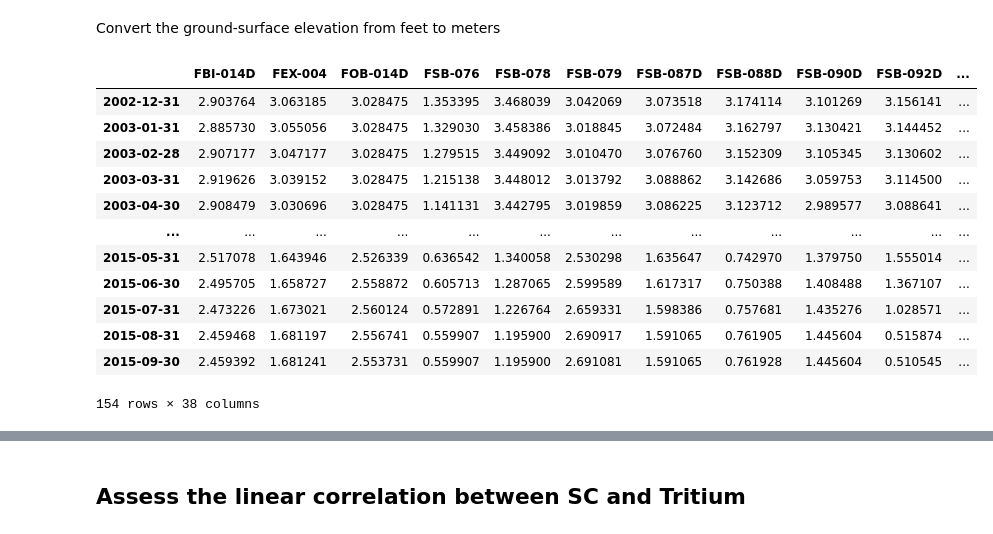
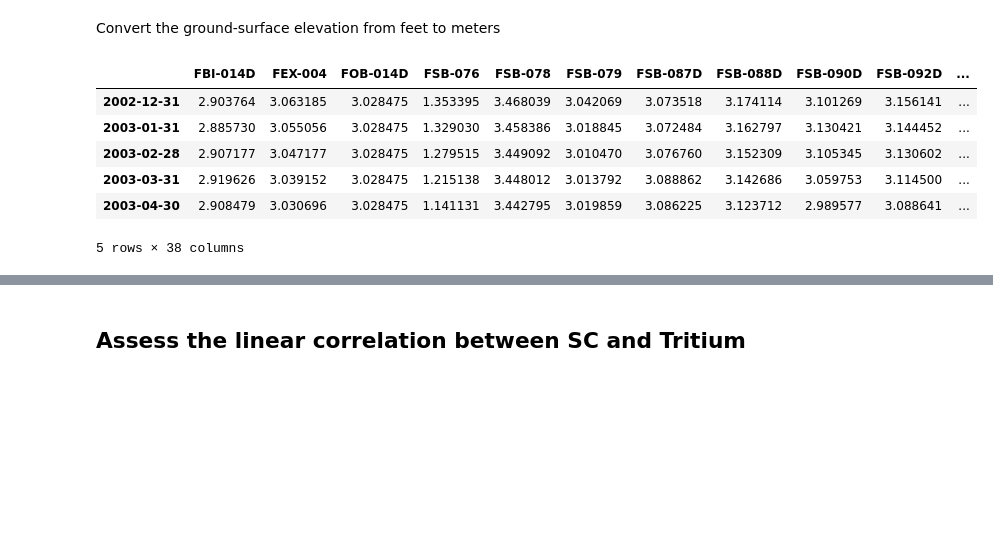
Before and after one commit to hkzhao7/pylenm, a Jupyter notebook: notebooks/PyLEnM_Demo_5_Proxy_Estimation_(SC~Tritium).ipynb, the cells around one changed output, grey strips where cells are left out. Saved outputs shown, nothing was run; the diff lists cells and outputs as text; code cells hidden in the pictures; blank space fills up the shorter version.

```diff
--- a/notebooks/PyLEnM_Demo_5_Proxy_Estimation_(SC~Tritium).ipynb
+++ b/notebooks/PyLEnM_Demo_5_Proxy_Estimation_(SC~Tritium).ipynb
@@ -152,8 +154,8 @@ well_old    = well_names[start_date< datetime.strptime('2006-01-01', '%Y-%m-%d')
 # %% [markdown]
 Temporal interpolation of the time series at equal frequency
 # %%
-tr_interp = pylenm_df.interpolate_wells_by_analyte('TRITIUM', frequency='1M', rm_outliers=True, z_threshold=3)
-sc_interp = pylenm_df.interpolate_wells_by_analyte('SPECIFIC CONDUCTANCE', frequency='1M', rm_outliers=True, z_threshold=3)
+tr_interp = pylenm_df.interpolate_stations_by_analyte('TRITIUM', frequency='1M', rm_outliers=True, z_threshold=3)
+sc_interp = pylenm_df.interpolate_stations_by_analyte('SPECIFIC CONDUCTANCE', frequency='1M', rm_outliers=True, z_threshold=3)
 
 tr_interp.index = pd.to_datetime(tr_interp.index)
 sc_interp.index = pd.to_datetime(sc_interp.index)
@@ -165,8 +167,8 @@ Select the upper aquifer wells and the wells that have enough samples
 # %%
-active = list(np.unique(pylenm_df.filter_by_column(pylenm_df.get_Construction_Data(), col='WELL_USE', equals=['ACTIVE']).index))
-upper_wells = list(np.unique(pylenm_df.filter_by_column(pylenm_df.get_Construction_Data(), col='AQUIFER', equals=['UAZ_UTRAU']).index))
-well_only_D = list(set(upper_wells) & set(tr_interp.columns)& set(well_enough)& set(well_recent)& set(well_old) & set(active))
-tr_interp = tr_interp[well_only_D]
-tr_interp.plot(figsize=(15,10), legend=False, linewidth=2, title=str(analyte + ": {} wells".format(tr_interp.shape[1])))
-print(tr_interp.shape[1], "wells")
+active = list(np.unique(pylenm_df.filter_by_column(pylenm_df.get_Construction_Data(), col='STATION_USE', equals=['ACTIVE']).index))
+upper_stations = list(np.unique(pylenm_df.filter_by_column(pylenm_df.get_Construction_Data(), col='AQUIFER', equals=['UAZ_UTRAU']).index))
+station_only_D = list(set(upper_stations) & set(tr_interp.columns)& set(station_enough)& set(station_recent)& set(station_old) & set(active))
+tr_interp = tr_interp[station_only_D]
+tr_interp.plot(figsize=(15,10), legend=False, linewidth=2, title=str(analyte + ": {} stations".format(tr_interp.shape[1])))
+print(tr_interp.shape[1], "stations")
 # %% [output]
@@ -193,3 +195,3 @@ print(tr_interp.shape[1], "wells")
 # %%
-well_info = pylenm_df.get_Construction_Data()
+station_info = pylenm_df.get_Construction_Data()
 # %% [markdown]
@@ -197,15 +199,15 @@ Match the well indecies between the time series and locations
 # %%
-shared_wells = list(set(well_info.index) & set(tr_interp.columns) & set(sc_interp.columns))
-tr_interp = tr_interp[shared_wells]
-sc_interp = sc_interp[shared_wells]
+shared_stations = list(set(station_info.index) & set(tr_interp.columns) & set(sc_interp.columns))
+tr_interp = tr_interp[shared_stations]
+sc_interp = sc_interp[shared_stations]
 # Reorder columns to be in alphabetical order
 tr_interp = tr_interp.reindex(sorted(tr_interp.columns), axis=1)
 sc_interp = sc_interp.reindex(sorted(sc_interp.columns), axis=1)
 
-well_info = well_info.T[shared_wells]
+station_info = station_info.T[shared_stations]
 # Reorder columns to be in alphabetical order
-well_info = well_info.reindex(sorted(well_info.columns), axis=1)
-well_info = well_info.T
+station_info = station_info.reindex(sorted(station_info.columns), axis=1)
+station_info = station_info.T
 # %%
 tr_interp.columns == sc_interp.columns
 # %% [output]
@@ -229,19 +231,13 @@ elev = elev * 0.3048 # convert to meters
 tr_interp = np.log10(tr_interp)
 sc_interp = np.log10(sc_interp)
 # %%
-tr_interp
+tr_interp.head()
 # %% [output]
 |  | FBI-014D | FEX-004 | FOB-014D | FSB-076 | FSB-078 | FSB-079 | FSB-087D | FSB-088D | FSB-090D | FSB-092D | ... |
 | 2002-12-31 | 2.903764 | 3.063185 | 3.028475 | 1.353395 | 3.468039 | 3.042069 | 3.073518 | 3.174114 | 3.101269 | 3.156141 | ... |
 | 2003-01-31 | 2.885730 | 3.055056 | 3.028475 | 1.329030 | 3.458386 | 3.018845 | 3.072484 | 3.162797 | 3.130421 | 3.144452 | ... |
 | 2003-02-28 | 2.907177 | 3.047177 | 3.028475 | 1.279515 | 3.449092 | 3.010470 | 3.076760 | 3.152309 | 3.105345 | 3.130602 | ... |
 | 2003-03-31 | 2.919626 | 3.039152 | 3.028475 | 1.215138 | 3.448012 | 3.013792 | 3.088862 | 3.142686 | 3.059753 | 3.114500 | ... |
 | 2003-04-30 | 2.908479 | 3.030696 | 3.028475 | 1.141131 | 3.442795 | 3.019859 | 3.086225 | 3.123712 | 2.989577 | 3.088641 | ... |
-| ... | ... | ... | ... | ... | ... | ... | ... | ... | ... | ... | ... |
-| 2015-05-31 | 2.517078 | 1.643946 | 2.526339 | 0.636542 | 1.340058 | 2.530298 | 1.635647 | 0.742970 | 1.379750 | 1.555014 | ... |
-| 2015-06-30 | 2.495705 | 1.658727 | 2.558872 | 0.605713 | 1.287065 | 2.599589 | 1.617317 | 0.750388 | 1.408488 | 1.367107 | ... |
-| 2015-07-31 | 2.473226 | 1.673021 | 2.560124 | 0.572891 | 1.226764 | 2.659331 | 1.598386 | 0.757681 | 1.435276 | 1.028571 | ... |
-| 2015-08-31 | 2.459468 | 1.681197 | 2.556741 | 0.559907 | 1.195900 | 2.690917 | 1.591065 | 0.761905 | 1.445604 | 0.515874 | ... |
-| 2015-09-30 | 2.459392 | 1.681241 | 2.553731 | 0.559907 | 1.195900 | 2.691081 | 1.591065 | 0.761928 | 1.445604 | 0.510545 | ... |
-154 rows × 38 columns
+5 rows × 38 columns
 # %%
```
Also changed, not shown: parts of 18 cells of this notebook, 5 other files.
